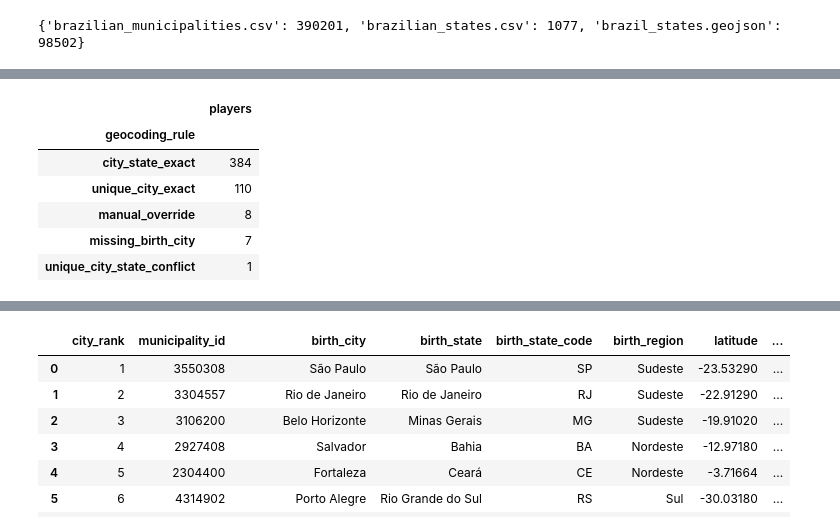
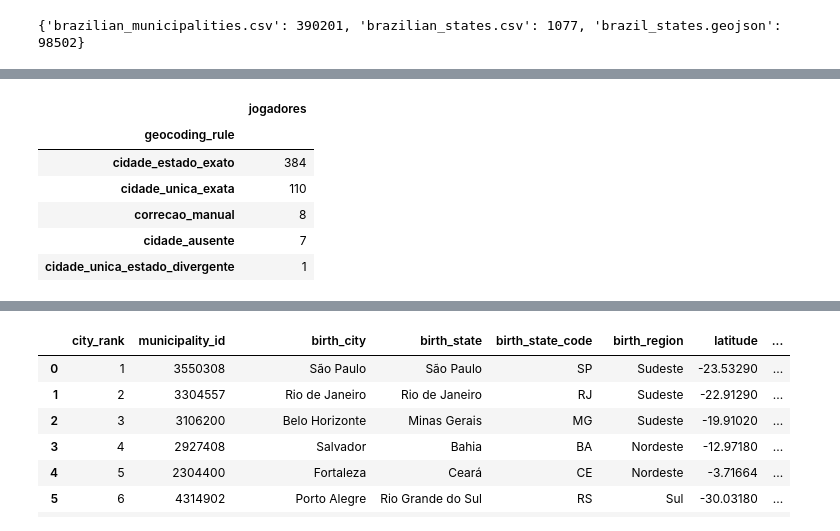
Before and after one commit to gcarbs1/brazilian-league-2026-player-birthplaces, a Jupyter notebook: notebooks/01-data_processing.ipynb, the cells around one changed output, grey strips where cells are left out. Cells and saved outputs as stored; diff of their text form; code cells hidden in the pictures.

```diff
--- a/notebooks/01-data_cleaning.ipynb
+++ b/notebooks/01-data_processing.ipynb
@@ -43,5 +61,6 @@ Municipality coordinates are cached from the `municipios-brasileiros` reference
 # %%
 def download_if_missing(filename: str, url: str) -> Path:
+    """Baixa o arquivo de referência apenas se ele ainda não estiver em `data/raw/reference/`."""
     path = REFERENCE / filename
     if path.exists() and path.stat().st_size > 100:
         return path
@@ -69,5 +88,6 @@ Birth country, rather than nationality, defines the study universe. Transfermark
 # %%
 def clean_text(value: Any) -> str | None:
+    """Normaliza para Unicode NFC e remove espaços repetidos; vazio vira `None`."""
     if value is None or pd.isna(value):
         return None
     cleaned = " ".join(unicodedata.normalize("NFC", str(value)).strip().split())
@@ -75,6 +95,7 @@ def clean_text(value: Any) -> str | None:
 
 
 def normalize_key(value: Any) -> str | None:
+    """Chave de comparação: sem acentos, em minúsculas e só com letras e números."""
     cleaned = clean_text(value)
     if cleaned is None:
         return None
@@ -86,6 +107,7 @@ def normalize_key(value: Any) -> str | None:
     return re.sub(r"[^a-z0-9]+", " ", folded).strip() or None
 
 
+# O estado informado pelo Transfermarkt fica no cache dos perfis e ajuda a identificar o município.
 players = pd.read_csv(PLAYERS_PATH, dtype={"player_id": "string", "club_ids": "string"})
 state_rows: list[dict[str, Any]] = []
 for path in sorted(PROFILE_CACHE.glob(f"players_{SEASON}_batch_*.json.gz")):
@@ -103,6 +125,7 @@ players = players.merge(states_from_profiles, on="player_id", how="left", valida
 for column in ["player_name", "full_name", "birth_city", "birth_state_raw", "clubs", "position_group", "position"]:
     players[column] = players[column].map(clean_text)
 
+# O universo do estudo é definido pelo país de nascimento, não pela nacionalidade.
 foreigners_removed = int(players.birth_country_fifa_code.ne("BRA").sum())
 brazilian = players.loc[players.birth_country_fifa_code.eq("BRA")].copy()
 brazilian["birth_city_raw"] = brazilian["birth_city"]
@@ -110,5 +133,5 @@ brazilian["city_key"] = brazilian.birth_city.map(normalize_key)
 brazilian["state_key"] = brazilian.birth_state_raw.map(normalize_key).replace({
     "distrito federal do brasil": "distrito federal",
 })
-print(f"{len(players):,} collected players | {len(brazilian):,} born in Brazil | {foreigners_removed:,} foreign-born removed")
+print(f"{len(players):,} jogadores coletados | {len(brazilian):,} nascidos no Brasil | {foreigners_removed:,} nascidos no exterior removidos")
 # %% [output]
@@ -120,4 +151,5 @@ Matching prioritizes exact city-state pairs, then city names that are unique nat
 # %%
+# Tabela de municípios com UF e região.
 municipalities = pd.read_csv(reference_paths["brazilian_municipalities.csv"])
 state_reference = pd.read_csv(reference_paths["brazilian_states.csv"], encoding="utf-8-sig")
 municipalities = municipalities.merge(
@@ -129,6 +161,7 @@ municipalities = municipalities.merge(
 )
 municipalities["city_key"] = municipalities.nome.map(normalize_key)
 municipalities["state_key"] = municipalities.nome_estado.map(normalize_key)
+# Índices de busca: par cidade–estado e cidades com nome único no país.
 municipalities_by_pair = {
     (row.city_key, row.state_key): row
     for row in municipalities.itertuples(index=False)
@@ -140,82 +173,84 @@ unique_municipalities = {
     if city_name_counts.loc[row.city_key] == 1
 }
 
-# Source correction -> standardized municipality. Rules remain visible in the output.
+# Correção da fonte → município padronizado. As regras continuam visíveis na saída.
 MANUAL_GEOCODING = {
-    ("santa barbara", "goias"): ("santa barbara de goias", "goias", "municipality name completed"),
-    ("santo antonio do salto da onca", "rio grande do norte"): ("santo antonio", "rio grande do norte", "historical locality name"),
-    ("jotaesse", "parana"): ("tupassi", "parana", "district assigned to municipality"),
-    ("campo dos goytacazes", "rio de janeiro"): ("campos dos goytacazes", "rio de janeiro", "spelling correction"),
-    ("itaperica da serra", "sao paulo"): ("itapecerica da serra", "sao paulo", "spelling correction"),
-    ("sao mateus", "sao paulo"): ("sao paulo", "sao paulo", "district assigned to municipality"),
-    ("presidente dutra", None): ("presidente dutra", "maranhao", "ambiguous city disambiguated"),
-    ("alvorada", None): ("alvorada", "rio grande do sul", "ambiguous city disambiguated"),
+    ("santa barbara", "goias"): ("santa barbara de goias", "goias", "nome do município completado"),
+    ("santo antonio do salto da onca", "rio grande do norte"): ("santo antonio", "rio grande do norte", "nome histórico da localidade"),
+    ("jotaesse", "parana"): ("tupassi", "parana", "distrito atribuído ao município"),
+    ("campo dos goytacazes", "rio de janeiro"): ("campos dos goytacazes", "rio de janeiro", "correção de grafia"),
+    ("itaperica da serra", "sao paulo"): ("itapecerica da serra", "sao paulo", "correção de grafia"),
+    ("sao mateus", "sao paulo"): ("sao paulo", "sao paulo", "distrito atribuído ao município"),
+    ("presidente dutra", None): ("presidente dutra", "maranhao", "cidade ambígua desambiguada"),
+    ("alvorada", None): ("alvorada", "rio grande do sul", "cidade ambígua desambiguada"),
 }
 
+# Ordem de prioridade: correção manual → par cidade–estado → cidade de nome único.
 geocoded_rows: list[dict[str, Any]] = []
 for player in brazilian.to_dict(orient="records"):
     city_key = player.get("city_key")
     state_key = player.get("state_key")
     city_key = None if pd.isna(city_key) else city_key
     state_key = None if pd.isna(state_key) else state_key
-    municipality = None
-    rule = "unmatched"
+    municipality = None  # nenhuma coordenada é inventada para cidades ausentes
+    rule = "sem_correspondencia"
     note = None
 
     override = MANUAL_GEOCODING.get((city_key, state_key)) or MANUAL_GEOCODING.get((city_key, None))
     if city_key is None:
-        rule = "missing_birth_city"
+        rule = "cidade_ausente"
     elif override:
         target_city, target_state, note = override
         municipality = municipalities_by_pair[(target_city, target_state)]
-        rule = "manual_override"
+        rule = "correcao_manual"
     elif state_key is not None and (city_key, state_key) in municipalities_by_pair:
         municipality = municipalities_by_pair[(city_key, state_key)]
-        rule = "city_state_exact"
+        rule = "cidade_estado_exato"
     elif city_key in unique_municipalities:
         municipality = unique_municipalities[city_key]
-        rule = "unique_city_exact" if state_key is None else "unique_city_state_conflict"
+        rule = "cidade_unica_exata" if state_key is None else "cidade_unica_estado_divergente"
         if state_key is not None:
-            note = "unique municipality used; source state conflicts with reference"
+            note = "município único utilizado; o estado da fonte diverge da referência"
 
     result = dict(player)
     result["geocoding_rule"] = rule
     result["geocoding_note"] = note
-    result["map_status"] = "unmapped"
+    result["map_status"] = "nao_mapeado"
     result.update({
         "municipality_id": None,
         "birth_city": clean_text(player.get("birth_city")),
         "birth_state": clean_text(player.get("birth_state_raw")),
         "birth_state_code": None,
         "birth_region": None,
         "latitude": None,
         "longitude": None,
     })
     if municipality is not None:
         result.update({
             "municipality_id": int(municipality.codigo_ibge),
             "birth_city": municipality.nome,
             "birth_state": municipality.nome_estado,
             "birth_state_code": municipality.uf,
             "birth_region": municipality.regiao,
             "latitude": float(municipality.latitude),
             "longitude": float(municipality.longitude),
-            "map_status": "mapped",
+            "map_status": "mapeado",
         })
     geocoded_rows.append(result)
 
+# Verificações da etapa; se alguma falhar, as regras de correspondência precisam de revisão.
 brazilian_clean = pd.DataFrame(geocoded_rows)
 brazilian_clean["municipality_id"] = brazilian_clean["municipality_id"].astype("Int64")
 assert brazilian_clean.player_id.is_unique
-assert len(brazilian_clean) == 510, f"Unexpected Brazilian-born player count: {len(brazilian_clean)}"
-assert brazilian_clean.map_status.eq("mapped").sum() == 503, "Municipality coverage changed; review matching rules"
-assert brazilian_clean.loc[brazilian_clean.map_status.ne("mapped"), "geocoding_rule"].eq("missing_birth_city").all()
-display(brazilian_clean.geocoding_rule.value_counts().rename("players").to_frame())
+assert len(brazilian_clean) == 510, f"Quantidade inesperada de jogadores nascidos no Brasil: {len(brazilian_clean)}"
+assert brazilian_clean.map_status.eq("mapeado").sum() == 503, "A cobertura de municípios mudou; revise as regras de correspondência"
+assert brazilian_clean.loc[brazilian_clean.map_status.ne("mapeado"), "geocoding_rule"].eq("cidade_ausente").all()
+display(brazilian_clean.geocoding_rule.value_counts().rename("jogadores").to_frame())
 # %% [output]
-|  | players |
+|  | jogadores |
 | geocoding_rule |  |
-| city_state_exact | 384 |
-| unique_city_exact | 110 |
-| manual_override | 8 |
-| missing_birth_city | 7 |
-| unique_city_state_conflict | 1 |
+| cidade_estado_exato | 384 |
+| cidade_unica_exata | 110 |
+| correcao_manual | 8 |
+| cidade_ausente | 7 |
+| cidade_unica_estado_divergente | 1 |
```
Also changed, not shown: parts of 18 cells of this notebook, 8 other files.
